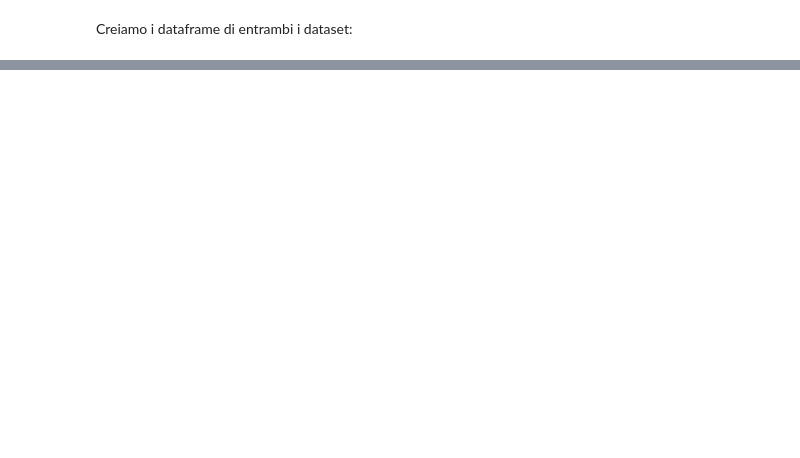
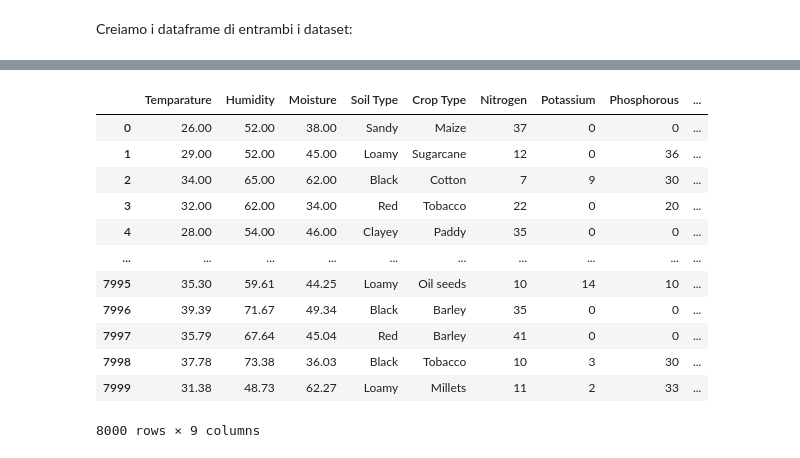
Before and after one commit to Jujez04/data-intensive-project, a Jupyter notebook: main.ipynb, the cells around one changed output, grey strips where cells are left out. Cells and saved outputs as stored; diff of their text form; code cells hidden in the pictures; blank space fills up the shorter version.

Commit message:
add: crop mapping

```diff
--- a/main.ipynb
+++ b/main.ipynb
@@ -54,0 +74,16 @@ Da notare: vogliamo produrre un modello di classificazione, quindi non serve ave
+# %%
+crop_df
+# %% [output]
+|  | Temparature | Humidity | Moisture | Soil Type | Crop Type | Nitrogen | Potassium | Phosphorous | ... |
+| 0 | 26.00 | 52.00 | 38.00 | Sandy | Maize | 37 | 0 | 0 | ... |
+| 1 | 29.00 | 52.00 | 45.00 | Loamy | Sugarcane | 12 | 0 | 36 | ... |
+| 2 | 34.00 | 65.00 | 62.00 | Black | Cotton | 7 | 9 | 30 | ... |
+| 3 | 32.00 | 62.00 | 34.00 | Red | Tobacco | 22 | 0 | 20 | ... |
+| 4 | 28.00 | 54.00 | 46.00 | Clayey | Paddy | 35 | 0 | 0 | ... |
+| ... | ... | ... | ... | ... | ... | ... | ... | ... | ... |
+| 7995 | 35.30 | 59.61 | 44.25 | Loamy | Oil seeds | 10 | 14 | 10 | ... |
+| 7996 | 39.39 | 71.67 | 49.34 | Black | Barley | 35 | 0 | 0 | ... |
+| 7997 | 35.79 | 67.64 | 45.04 | Red | Barley | 41 | 0 | 0 | ... |
+| 7998 | 37.78 | 73.38 | 36.03 | Black | Tobacco | 10 | 3 | 30 | ... |
+| 7999 | 31.38 | 48.73 | 62.27 | Loamy | Millets | 11 | 2 | 33 | ... |
+8000 rows × 9 columns
```
Also changed, not shown: parts of 11 cells of this notebook.
